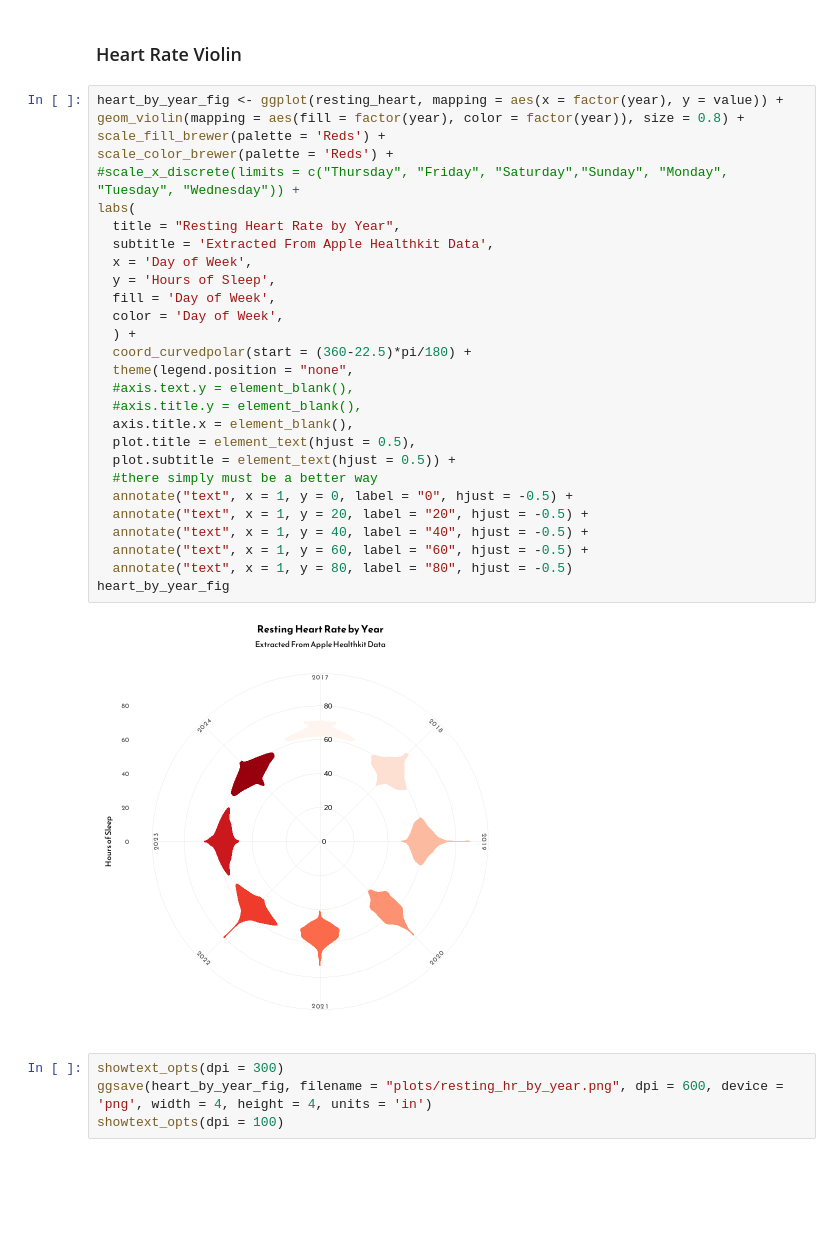
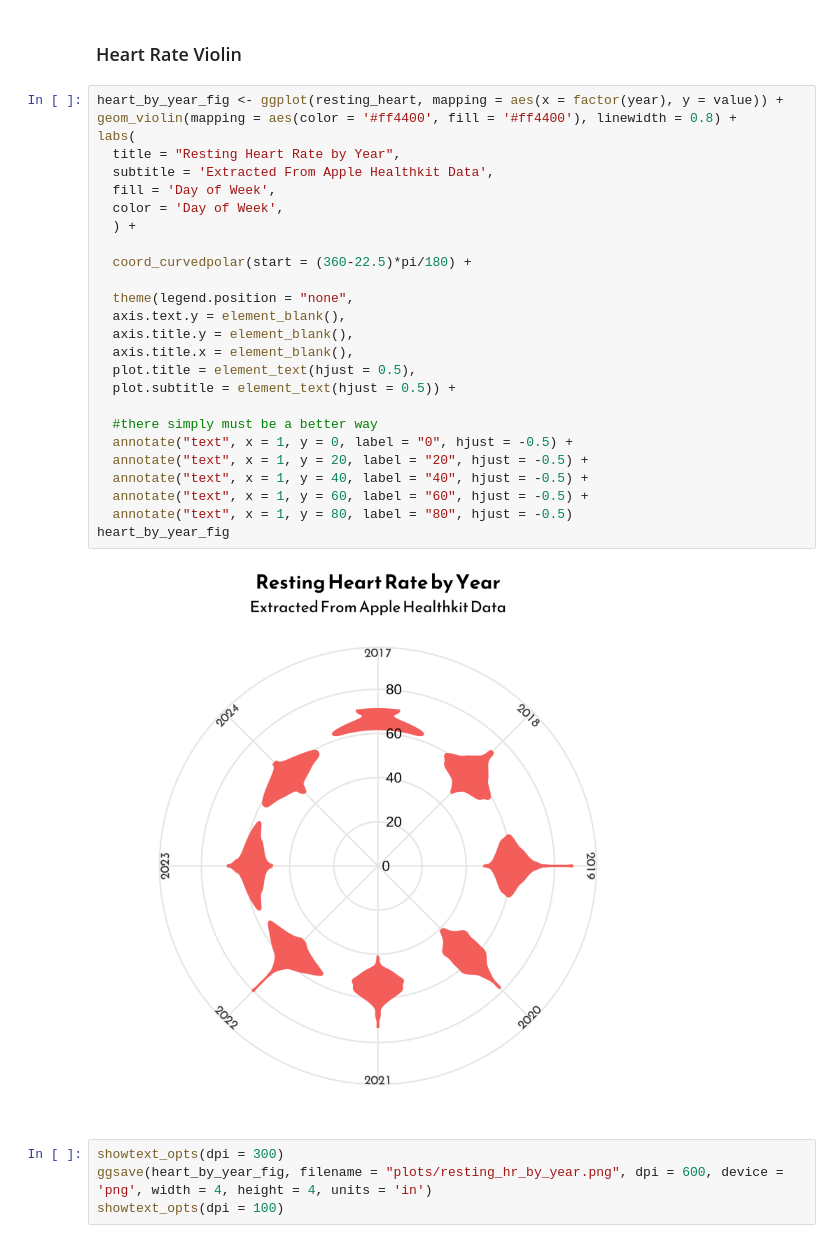
Before and after one commit to helloimfrei/apple-heart-rate, a Jupyter notebook: exploration/pretty_plots.ipynb, the cells around one changed output. Saved outputs shown, nothing was run; the diff lists cells and outputs as text; blank space fills up the shorter version.

```diff
--- a/exploration/pretty_plots.ipynb
+++ b/exploration/pretty_plots.ipynb
@@ -106,34 +121,32 @@ showtext_opts(dpi = 100)
 ### Heart Rate Violin
 # %%
 heart_by_year_fig <- ggplot(resting_heart, mapping = aes(x = factor(year), y = value)) +
-geom_violin(mapping = aes(fill = factor(year), color = factor(year)), size = 0.8) +
-scale_fill_brewer(palette = 'Reds') +
-scale_color_brewer(palette = 'Reds') +
-#scale_x_discrete(limits = c("Thursday", "Friday", "Saturday","Sunday", "Monday", "Tuesday", "Wednesday")) +
+geom_violin(mapping = aes(color = '#ff4400', fill = '#ff4400'), linewidth = 0.8) +
 labs(
   title = "Resting Heart Rate by Year",
   subtitle = 'Extracted From Apple Healthkit Data',
-  x = 'Day of Week',
-  y = 'Hours of Sleep',
   fill = 'Day of Week',
   color = 'Day of Week',
   ) +
+
   coord_curvedpolar(start = (360-22.5)*pi/180) +
+
   theme(legend.position = "none",
-  #axis.text.y = element_blank(),
-  #axis.title.y = element_blank(),
+  axis.text.y = element_blank(),
+  axis.title.y = element_blank(),
   axis.title.x = element_blank(),
   plot.title = element_text(hjust = 0.5),
   plot.subtitle = element_text(hjust = 0.5)) +
+
   #there simply must be a better way
   annotate("text", x = 1, y = 0, label = "0", hjust = -0.5) +
   annotate("text", x = 1, y = 20, label = "20", hjust = -0.5) +
   annotate("text", x = 1, y = 40, label = "40", hjust = -0.5) +
   annotate("text", x = 1, y = 60, label = "60", hjust = -0.5) +
   annotate("text", x = 1, y = 80, label = "80", hjust = -0.5)
 heart_by_year_fig
 # %% [output]
-[figure, old version]
+[figure, new version]
 # %%
 showtext_opts(dpi = 300)
 ggsave(heart_by_year_fig, filename = "plots/resting_hr_by_year.png", dpi = 600, device = 'png', width = 4, height = 4, units = 'in')
```
Also changed, not shown: parts of 5 cells of this notebook, 4 other files.
